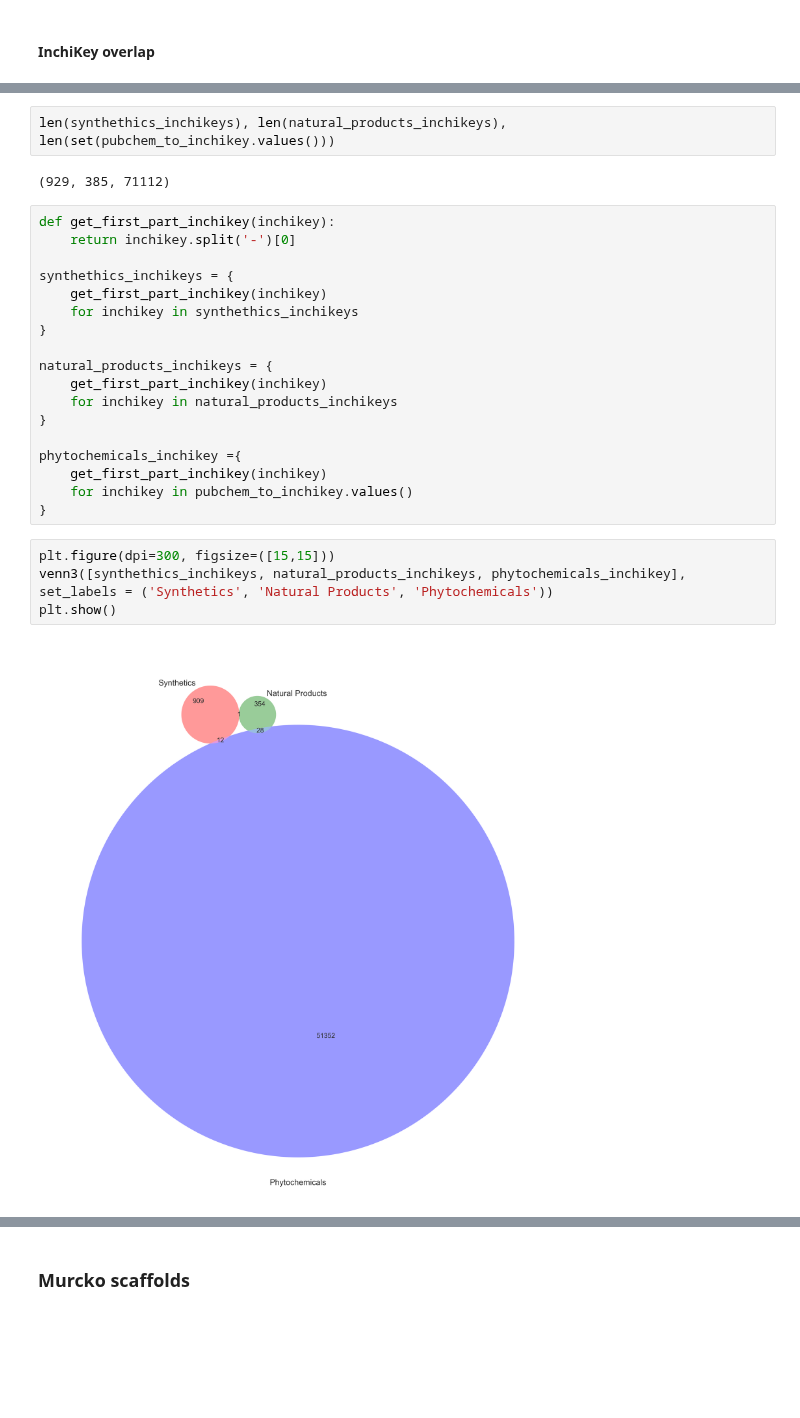
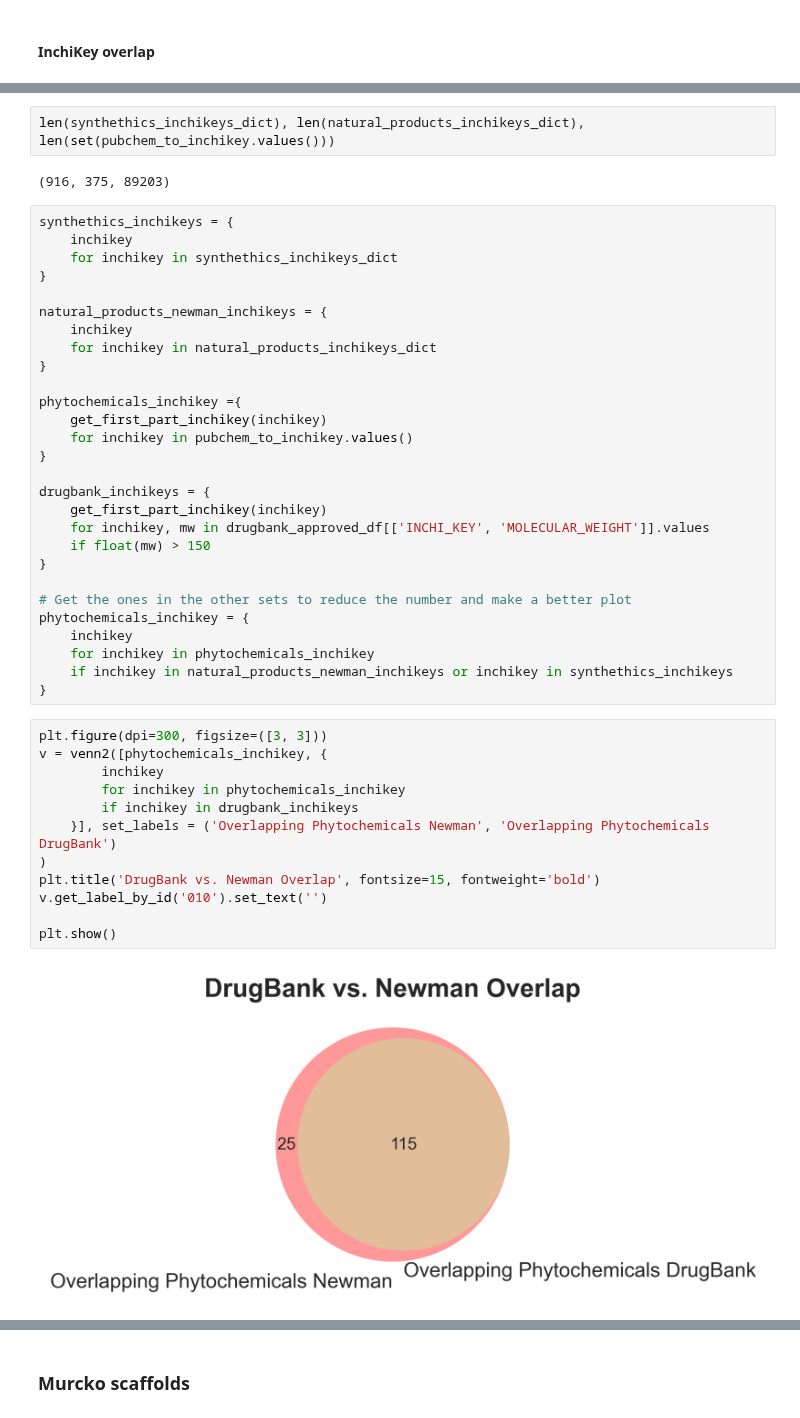
Before and after one commit to enveda/plant-chemical-space, a Jupyter notebook: notebooks/5_newman_chemical.ipynb, the cells around one changed output, grey strips where cells are left out. Cells and saved outputs as stored; diff of their text form; blank space fills up the shorter version.

```diff
--- a/notebooks/5_newman_chemical.ipynb
+++ b/notebooks/5_newman_chemical.ipynb
@@ -165,28 +232,46 @@ synthethics_inchikeys = {
 # %%
-len(synthethics_inchikeys), len(natural_products_inchikeys), len(set(pubchem_to_inchikey.values()))
+len(synthethics_inchikeys_dict), len(natural_products_inchikeys_dict), len(set(pubchem_to_inchikey.values()))
 # %% [output]
-(929, 385, 71112)
+(916, 375, 89203)
-# %%
-def get_first_part_inchikey(inchikey):
-    return inchikey.split('-')[0]
-
-synthethics_inchikeys = {
-    get_first_part_inchikey(inchikey)
-    for inchikey in synthethics_inchikeys
-}
-
-natural_products_inchikeys = {
-    get_first_part_inchikey(inchikey)
-    for inchikey in natural_products_inchikeys
-}
-
-phytochemicals_inchikey ={
-    get_first_part_inchikey(inchikey)
-    for inchikey in pubchem_to_inchikey.values()
-}
-# %%
-plt.figure(dpi=300, figsize=([15,15]))
-venn3([synthethics_inchikeys, natural_products_inchikeys, phytochemicals_inchikey], set_labels = ('Synthetics', 'Natural Products', 'Phytochemicals'))
-plt.show()
-# %% [output]
-[figure, removed]
+# %%
+synthethics_inchikeys = {
+    inchikey
+    for inchikey in synthethics_inchikeys_dict
+}
+
+natural_products_newman_inchikeys = {
+    inchikey
+    for inchikey in natural_products_inchikeys_dict
+}
+
+phytochemicals_inchikey ={
+    get_first_part_inchikey(inchikey)
+    for inchikey in pubchem_to_inchikey.values()
+}
+
+drugbank_inchikeys = {
+    get_first_part_inchikey(inchikey)
+    for inchikey, mw in drugbank_approved_df[['INCHI_KEY', 'MOLECULAR_WEIGHT']].values
+    if float(mw) > 150
+}
+
+# Get the ones in the other sets to reduce the number and make a better plot
+phytochemicals_inchikey = {
+    inchikey
+    for inchikey in phytochemicals_inchikey
+    if inchikey in natural_products_newman_inchikeys or inchikey in synthethics_inchikeys
+}
+# %%
+plt.figure(dpi=300, figsize=([3, 3]))
+v = venn2([phytochemicals_inchikey, {
+        inchikey
+        for inchikey in phytochemicals_inchikey
+        if inchikey in drugbank_inchikeys
+    }], set_labels = ('Overlapping Phytochemicals Newman', 'Overlapping Phytochemicals DrugBank')
+)
+plt.title('DrugBank vs. Newman Overlap', fontsize=15, fontweight='bold')
+v.get_label_by_id('010').set_text('')
+
+plt.show()
+# %% [output]
+[figure, added]
```
Also changed, not shown: parts of 36 cells of this notebook, 1 other file.
